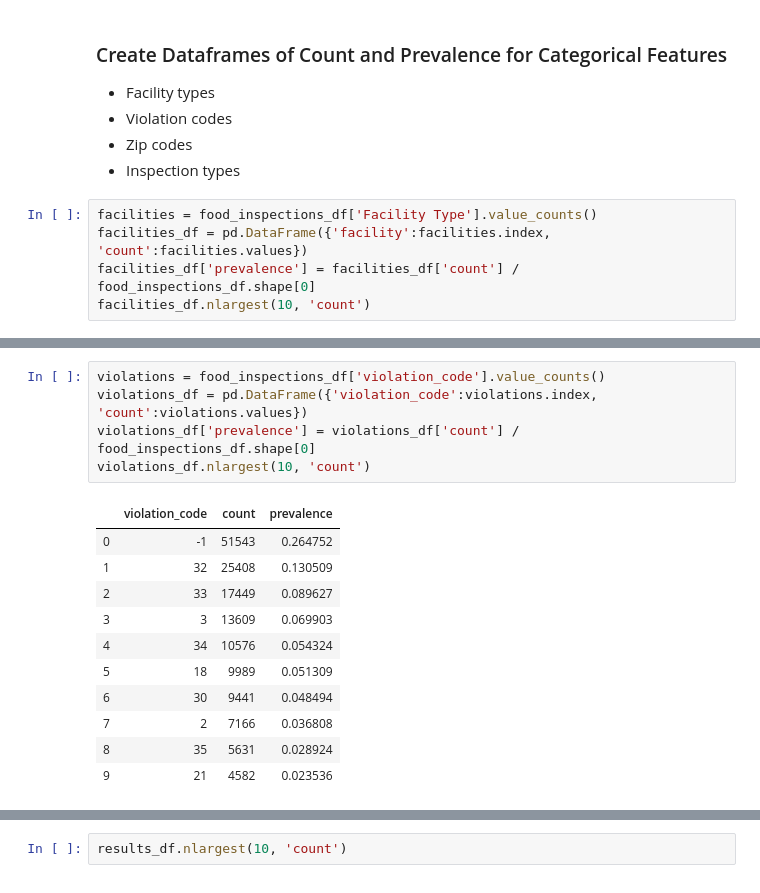
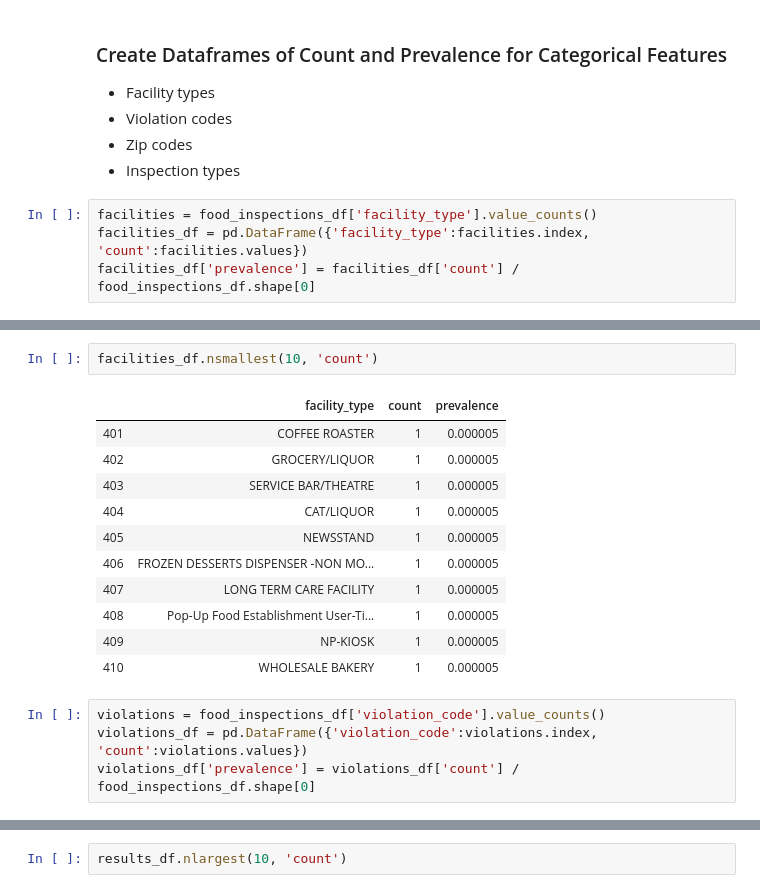
Before and after one commit to jstremme/DATA512-Research, a Jupyter notebook: final_project/chicago_food_inspections.ipynb, the cells around one changed output, grey strips where cells are left out. Cells and saved outputs as stored; diff of their text form.

```diff
--- a/final_project/chicago_food_inspections.ipynb
+++ b/final_project/chicago_food_inspections.ipynb
@@ -92,7 +121,6 @@ food_inspections_df = food_inspections_df.drop(not_considered, 1)
 - Zip codes
 - Inspection types
 # %%
-facilities = food_inspections_df['Facility Type'].value_counts()
-facilities_df = pd.DataFrame({'facility':facilities.index, 'count':facilities.values})
+facilities = food_inspections_df['facility_type'].value_counts()
+facilities_df = pd.DataFrame({'facility_type':facilities.index, 'count':facilities.values})
 facilities_df['prevalence'] = facilities_df['count'] / food_inspections_df.shape[0]
-facilities_df.nlargest(10, 'count')
@@ -111,17 +141,18 @@ facilities_df.nlargest(10, 'count')
+# %%
+facilities_df.nsmallest(10, 'count')
+# %% [output]
+|  | facility_type | count | prevalence |
+| 401 | COFFEE ROASTER | 1 | 0.000005 |
+| 402 | GROCERY/LIQUOR | 1 | 0.000005 |
+| 403 | SERVICE BAR/THEATRE | 1 | 0.000005 |
+| 404 | CAT/LIQUOR | 1 | 0.000005 |
+| 405 | NEWSSTAND | 1 | 0.000005 |
+| 406 | FROZEN DESSERTS DISPENSER -NON MO... | 1 | 0.000005 |
+| 407 | LONG TERM CARE FACILITY | 1 | 0.000005 |
+| 408 | Pop-Up Food Establishment User-Ti... | 1 | 0.000005 |
+| 409 | NP-KIOSK | 1 | 0.000005 |
+| 410 | WHOLESALE BAKERY | 1 | 0.000005 |
 # %%
 violations = food_inspections_df['violation_code'].value_counts()
 violations_df = pd.DataFrame({'violation_code':violations.index, 'count':violations.values})
 violations_df['prevalence'] = violations_df['count'] / food_inspections_df.shape[0]
-violations_df.nlargest(10, 'count')
-# %% [output]
-|  | violation_code | count | prevalence |
-| 0 | -1 | 51543 | 0.264752 |
-| 1 | 32 | 25408 | 0.130509 |
-| 2 | 33 | 17449 | 0.089627 |
-| 3 | 3 | 13609 | 0.069903 |
-| 4 | 34 | 10576 | 0.054324 |
-| 5 | 18 | 9989 | 0.051309 |
-| 6 | 30 | 9441 | 0.048494 |
-| 7 | 2 | 7166 | 0.036808 |
-| 8 | 35 | 5631 | 0.028924 |
-| 9 | 21 | 4582 | 0.023536 |
```
Also changed, not shown: parts of 46 cells of this notebook.
